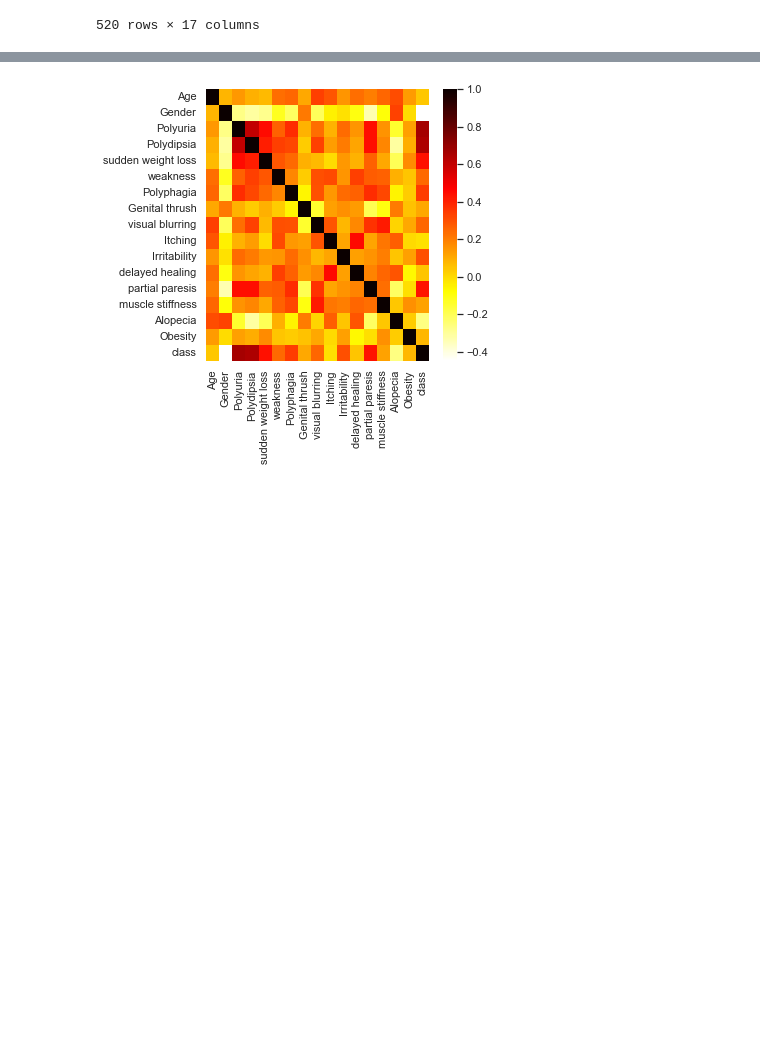
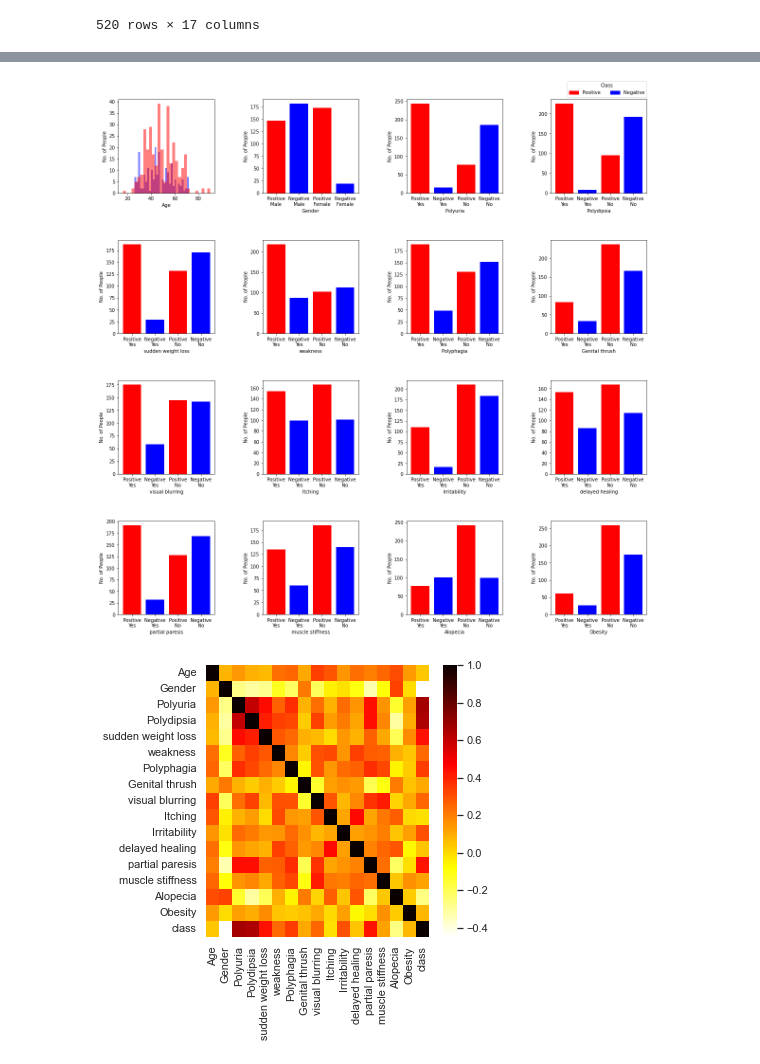
Before and after one commit to LaithSharia/Early-stage-diabetes-risk-prediction, a Jupyter notebook: Early stage diabetes risk prediction.ipynb, the cells around one changed output, grey strips where cells are left out. Cells and saved outputs as stored; diff of their text form; code cells hidden in the pictures; blank space fills up the shorter version.

```diff
--- a/Early stage diabetes risk prediction.ipynb
+++ b/Early stage diabetes risk prediction.ipynb
@@ -226,3 +131,40 @@ plt.show()
+# %%
+# Visualizing each Feature
+figure, axis = plt.subplots(4, 4, figsize=(20,20))
+
+
+axis[0, 0].hist(data['Age'][data['class'] == 'Negative'], alpha=0.5, bins = 30, histtype ='bar', color = 'blue')
+axis[0, 0].hist(data['Age'][data['class'] == 'Positive'], alpha=0.5, bins = 30, histtype ='bar', color = 'red')
+axis[0, 0].set_xlabel("Age")
+axis[0, 0].set_ylabel('No. of People')
+
+legendElements = [Patch(facecolor='red', edgecolor='red', label='Positive'),
+                 Patch(facecolor='blue', edgecolor='blue', label='Negative')]
+yes = 'Yes'
+no = 'No'
+counter = 0
+for i in range(4):
+    for j in range(4):
+        if i == j == 0:
+            counter += 1
+            continue
+        if i == 0 and j == 1:
+            yes = 'Male'
+            no = 'Female'
+        axis[i, j].bar(['Positive\n' + yes, 'Negative\n' + yes, 'Positive\n' + no, 'Negative\n' + no], [modData[modData[modData.columns[counter]] == 1][modData['class'] == 1].count()[0], modData[modData[modData.columns[counter]] == 1][modData['class'] == 0].count()[0], modData[modData[modData.columns[counter]] == 0][modData['class'] == 1].count()[0], modData[modData[modData.columns[counter]] == 0][modData['class'] == 0].count()[0]], color = ['red', 'blue', 'red', 'blue'], width = 0.8)
+        axis[i, j].set_xlabel(modData.columns[counter])
+        axis[i, j].set_ylabel('No. of People')
+        if i == 0 and j == 1:
+            yes = 'Yes'
+            no = 'No'
+        counter += 1
+
+
+plt.subplots_adjust(wspace=0.5, hspace=0.5)
+figure.legend(handles = legendElements, title = 'Class', loc='upper right', bbox_to_anchor=(0.903, 0.91), ncol=2)
+plt.show()
+# %% [output]
+[figure, added]
 # %%
 # plotting correlation heatmap
 sns.set(rc = {'figure.figsize':(5,5)})
```
Also changed, not shown: parts of 11 cells of this notebook.
